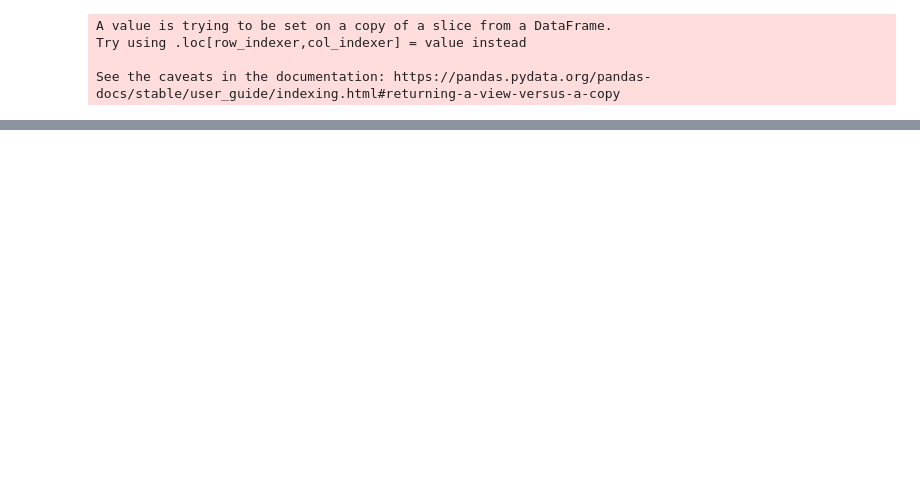
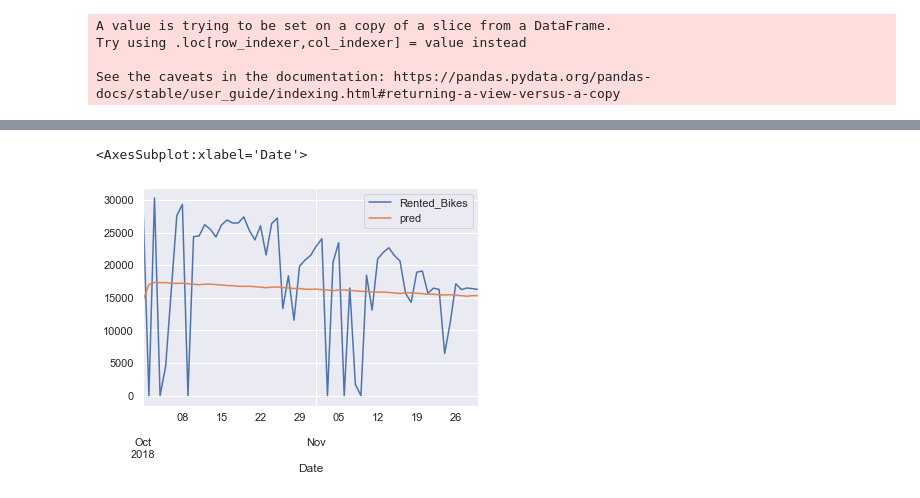
Before and after one commit to amitSasson/time_series, a Jupyter notebook: ts_bike_ARIMA.ipynb, the cells around one changed output, grey strips where cells are left out. Cells and saved outputs as stored; diff of their text form; code cells hidden in the pictures; blank space fills up the shorter version.

```diff
--- a/ts_bike_ARIMA.ipynb
+++ b/ts_bike_ARIMA.ipynb
@@ -87,7 +79,6 @@ sqrt(mean_squared_error(df_test['Rented_Bikes'], df_test['pred']))
 # %%
-def my_model(p,q,d):
-    model = ARIMA(df_train, order=(p,d,q))
-    model_fit = model.fit()
-    pred = model_fit.predict(start=pred_from, end=pred_until)
-    rmse = sqrt(mean_squared_error(df_test['Rented_Bikes'], pred))
-    print(rmse, p, q, d)
+model = SARIMAX(df_train, order=(2, 0, 1), seasonal_order=(1, 0, 1, 12))
+model_fit = model.fit()
+pred = model_fit.predict(start=pred_from, end=pred_until)
+df_test['pred'] = pred
+sqrt(mean_squared_error(df_test['Rented_Bikes'], pred))
@@ -159,0 +92,5 @@ pass your own start_params.
+# %%
+df_test.plot()
+# %% [output]
+<AxesSubplot:xlabel='Date'>
+[figure, added]
```
Also changed, not shown: parts of 9 cells of this notebook, 3 other files.
